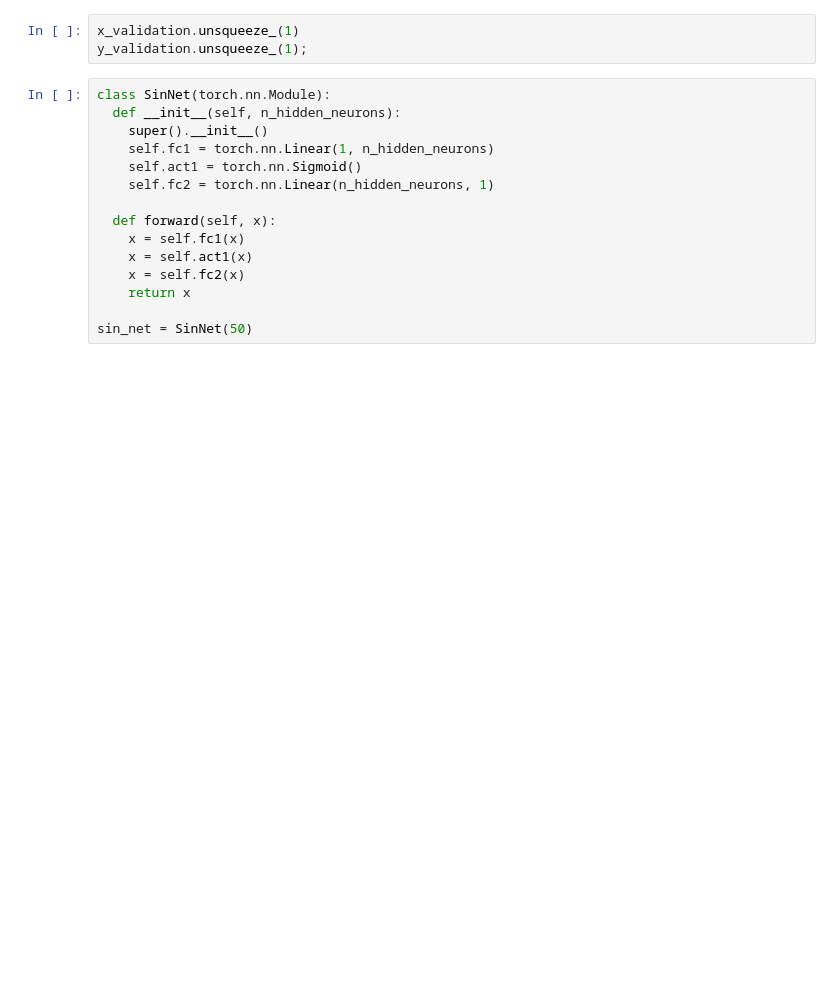
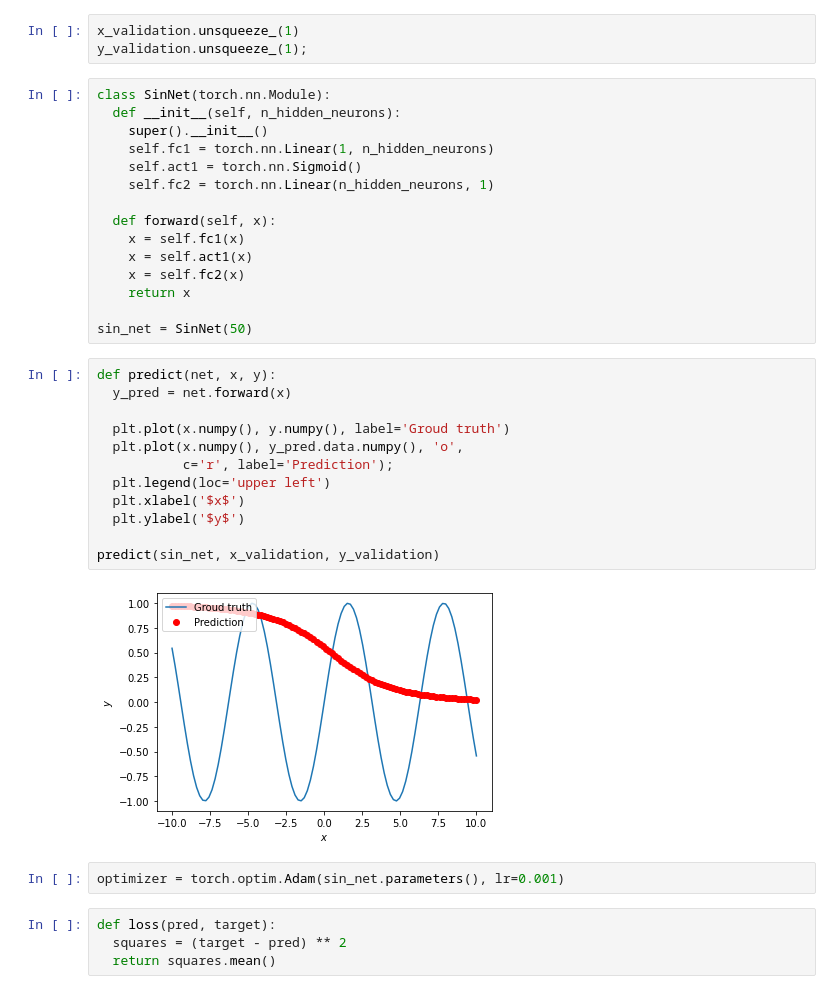
Before and after one commit to drkwdck/resarch_python, a Jupyter notebook: sin.ipynb, the cells around one changed output. Saved outputs shown, nothing was run; the diff lists cells and outputs as text; blank space fills up the shorter version.

```diff
--- a/sin.ipynb
+++ b/sin.ipynb
@@ -59,3 +61,23 @@ class SinNet(torch.nn.Module):
     return x
 
 sin_net = SinNet(50)
+# %%
+def predict(net, x, y):
+  y_pred = net.forward(x)
+
+  plt.plot(x.numpy(), y.numpy(), label='Groud truth')
+  plt.plot(x.numpy(), y_pred.data.numpy(), 'o',
+           c='r', label='Prediction');
+  plt.legend(loc='upper left')
+  plt.xlabel('$x$')
+  plt.ylabel('$y$')
+
+predict(sin_net, x_validation, y_validation)
+# %% [output]
+[figure, added]
+# %%
+optimizer = torch.optim.Adam(sin_net.parameters(), lr=0.001)
+# %%
+def loss(pred, target):
+  squares = (target - pred) ** 2
+  return squares.mean()
```
Also changed, not shown: parts of 5 cells of this notebook.
